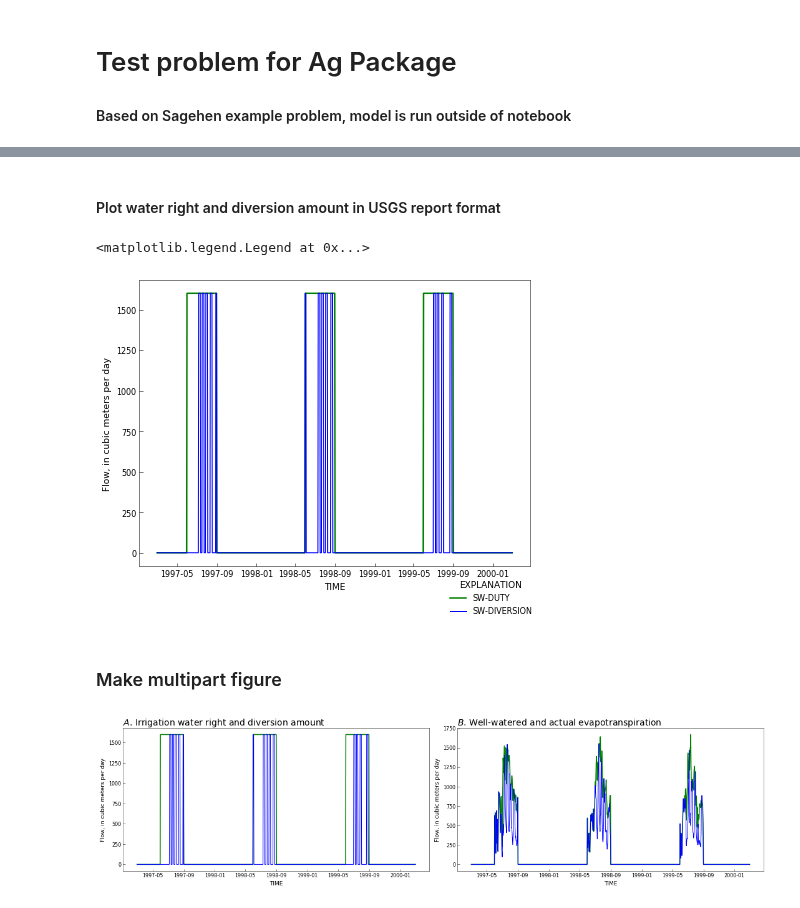
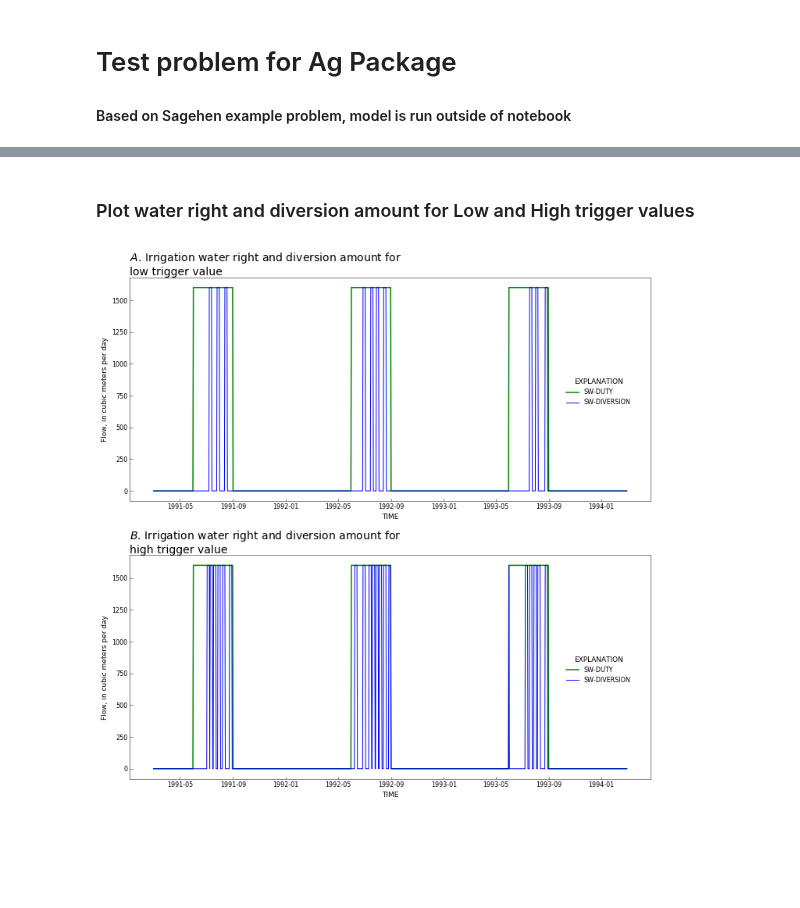
Before and after one commit to rniswon/gsflow_examples, a Jupyter notebook: sagehen_Agwater_trigger/notebook/Ag_trigger.ipynb, the cells around one changed output, grey strips where cells are left out. Drawn from its saved outputs; the diff is of its cells as text; code cells hidden in the pictures; blank space fills up the shorter version.

Commit message:
work on ET trigger example

```diff
--- a/sagehen_Agwater_trigger/notebook/Ag_trigger.ipynb
+++ b/sagehen_Agwater_trigger/notebook/Ag_trigger.ipynb
@@ -26,0 +33,16 @@ python_exe = sys.executable
+# %%
+# calculate number of lines in file can be any gage file
+num_lines = 0
+with open(r"..\output_GSFLOW_only\modflow\sagehensfr24_HighTrig.out", 'r') as f:
+    for line in f:
+        num_lines += 1
+
+# set dates for daily values; this date is simulation starte date
+dates = []
+for i in range(num_lines-1):
+    dates.append(datetime.date(1990, 10, 1)+datetime.timedelta(days=i))
+
+# set start and end dates for plot
+startdate, enddate, plotdates = [], [], []
+startdate.append(datetime.date(1991, 3, 1))
+enddate.append(datetime.date(1994, 3, 1))
@@ -78,16 +164,2 @@ header.append(firstline.split()[6])
 # %% [markdown]
-#### Plot water right and diversion amount in USGS report format
+### Plot water right and diversion amount for Low and High trigger values
-# %%
-fig, ax = plt.subplots()
-# water right
-ax.plot(plotdates,y1,color='g', linewidth=1.5, label=header[4])
-# actual diversion
-ax.plot(plotdates,y2,color='b', linewidth=1.0, label=header[5])
-#ax.plot(plotdates,y3,color='r', linewidth=1.0, label=header[6]) SUP pumping
-ax.set_ylabel('Flow, in cubic meters per day')
-ax.set_xlabel(header[0])
-handles, labels = ax.get_legend_handles_labels()
-rf.legend(ax, handles, labels, bbox_to_anchor=(.9, -0.2))
-# %% [output]
-<matplotlib.legend.Legend at 0x...>
-[figure, removed]
@@ -115,31 +166,37 @@ fname.close()
-# %% [markdown]
-### Make multipart figure
 # %%
 # blow up the fonts for this demo
 plt.rcParams['xtick.labelsize'] = 8
 plt.rcParams['ytick.labelsize'] = 8
 plt.rcParams['axes.titlesize'] = 14
 
-fig, axes = plt.subplots(1, 2, figsize=(15, 4))
+fig, axes = plt.subplots(2, 1, figsize=(10, 10))
 axes = axes.flat
-axes[0].plot(plotdates,y1,color='g', linewidth=1.5, label=header[4])
-axes[0].plot(plotdates,y2,color='b', linewidth=1.0, label=header[4])
+axes[0].plot(plotdates,y1_low,color='g', linewidth=1.5, label=header[4])
+axes[0].plot(plotdates,y2_low,color='b', linewidth=1.0, label=header[5])
 
-axes[1].plot(plotdates,y1et,color='g', linewidth=1.5, label=header[4])
-axes[1].plot(plotdates,y2et,color='b', linewidth=1.0, label=header[4])
+axes[1].plot(plotdates,y1_high,color='g', linewidth=1.5, label=header[4])
+axes[1].plot(plotdates,y2_high,color='b', linewidth=1.0, label=header[5])
 
 axes[0].set_ylabel('Flow, in cubic meters per day')
 axes[0].set_xlabel(header[0])
 
 plt.ylabel('Flow, in cubic meters per day')
 plt.xlabel(header[0])
 
-rf.title(axes[0], 'Irrigation water right and diversion amount', subplot_prefix='A')
+rf.title(axes[0], 'Irrigation water right and diversion amount for low trigger value', subplot_prefix='A')
 
 #rf.axes_numbering(axes[1], format_x=True)
-rf.title(axes[1], 'Well-watered and actual evapotranspiration', subplot_prefix='B')
+rf.title(axes[1], 'Irrigation water right and diversion amount for high trigger value', subplot_prefix='B')
+
+# Set legend
+handles, labels = axes[0].get_legend_handles_labels()
+rf.legend(axes[0], handles, labels, bbox_to_anchor=(.9, 0.4))
+
+# Set legend
+handles, labels = axes[1].get_legend_handles_labels()
+rf.legend(axes[1], handles, labels, bbox_to_anchor=(.9, 0.4))
 
 plt.tight_layout()
-plt.savefig('WR_ET_5day_6.pdf')
+plt.savefig('WR_triggercomp.pdf')
 # %% [output]
-[figure, old version]
+[figure, new version]
```
Also changed, not shown: parts of 14 cells of this notebook, 6 other files.
